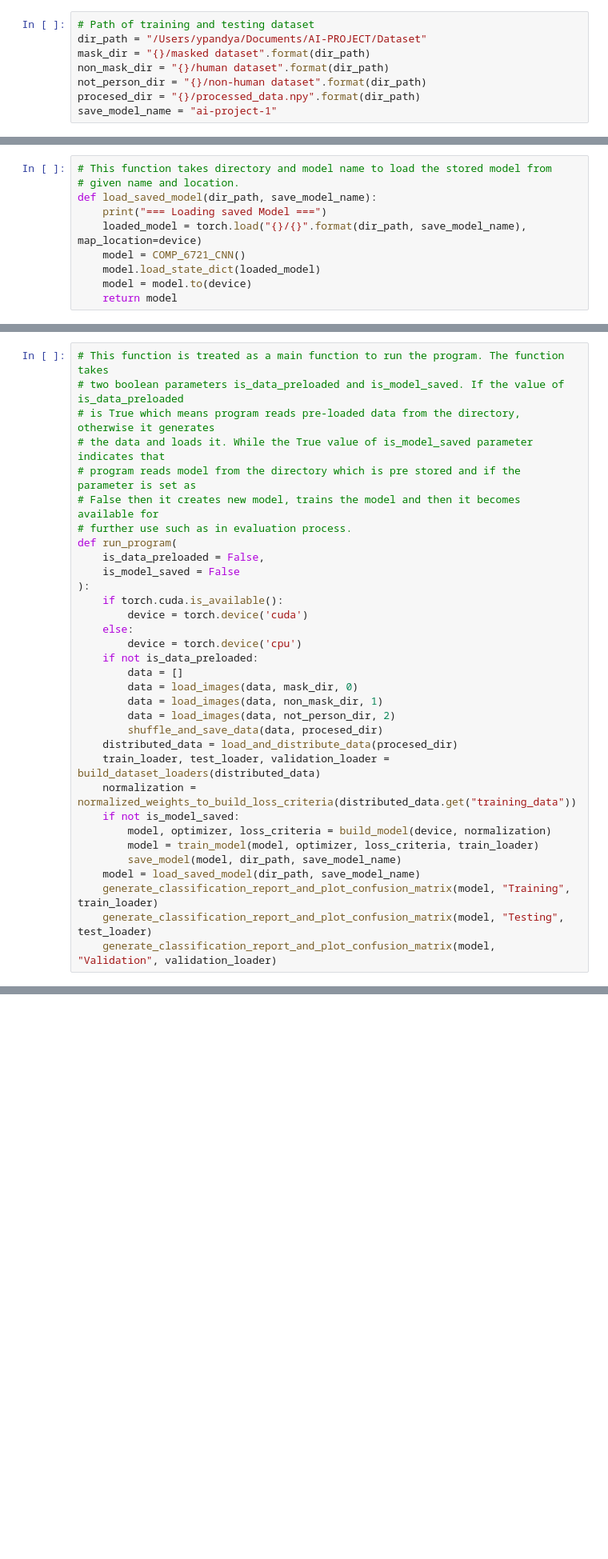
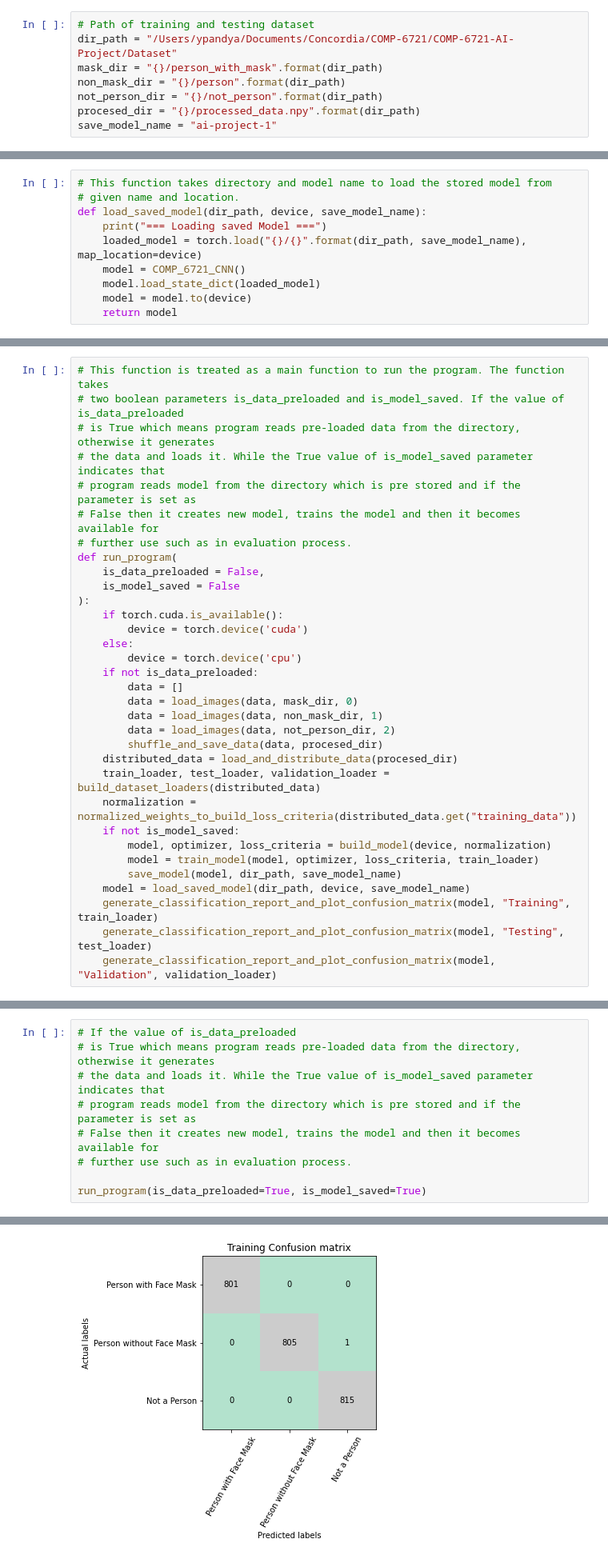
Before and after one commit to ypandya614929/COMP-6721-AI-Project, a Jupyter notebook: COMP-6721-Project-1.ipynb, the cells around one changed output, grey strips where cells are left out. Shown at 80% size. Drawn from its saved outputs; the diff is of its cells as text; blank space fills up the shorter version.

```diff
--- a/COMP-6721-Project-1.ipynb
+++ b/COMP-6721-Project-1.ipynb
@@ -20,10 +20,10 @@ from torch.utils.data import DataLoader
 from torch.utils.data.dataset import Dataset
 # %%
 # Path of training and testing dataset
-dir_path = "/Users/ypandya/Documents/AI-PROJECT/Dataset"
-mask_dir = "{}/masked dataset".format(dir_path)
-non_mask_dir = "{}/human dataset".format(dir_path)
-not_person_dir = "{}/non-human dataset".format(dir_path)
+dir_path = "/Users/ypandya/Documents/Concordia/COMP-6721/COMP-6721-AI-Project/Dataset"
+mask_dir = "{}/person_with_mask".format(dir_path)
+non_mask_dir = "{}/person".format(dir_path)
+not_person_dir = "{}/not_person".format(dir_path)
 procesed_dir = "{}/processed_data.npy".format(dir_path)
 save_model_name = "ai-project-1"
 # %%
@@ -215,7 +215,7 @@ def save_model(model, dir_path, save_model_name):
 # %%
 # This function takes directory and model name to load the stored model from
 # given name and location.
-def load_saved_model(dir_path, save_model_name):
+def load_saved_model(dir_path, device, save_model_name):
     print("=== Loading saved Model ===")
     loaded_model = torch.load("{}/{}".format(dir_path, save_model_name), map_location=device)
     model = COMP_6721_CNN()
@@ -282,7 +282,7 @@ def run_program(
         model, optimizer, loss_criteria = build_model(device, normalization)
         model = train_model(model, optimizer, loss_criteria, train_loader)
         save_model(model, dir_path, save_model_name)
-    model = load_saved_model(dir_path, save_model_name)
+    model = load_saved_model(dir_path, device, save_model_name)
     generate_classification_report_and_plot_confusion_matrix(model, "Training", train_loader)
     generate_classification_report_and_plot_confusion_matrix(model, "Testing", test_loader)
     generate_classification_report_and_plot_confusion_matrix(model, "Validation", validation_loader)
@@ -311,0 +289,10 @@ weighted avg       0.97      0.97      0.97       428
+# %%
+# If the value of is_data_preloaded
+# is True which means program reads pre-loaded data from the directory, otherwise it generates
+# the data and loads it. While the True value of is_model_saved parameter indicates that
+# program reads model from the directory which is pre stored and if the parameter is set as
+# False then it creates new model, trains the model and then it becomes available for
+# further use such as in evaluation process.
+
+run_program(is_data_preloaded=True, is_model_saved=True)
+# %% [output]
@@ -311,0 +316 @@ weighted avg       0.97      0.97      0.97       428
+[figure, added]
```
Also changed, not shown: parts of 3 cells of this notebook, 4 other files.
